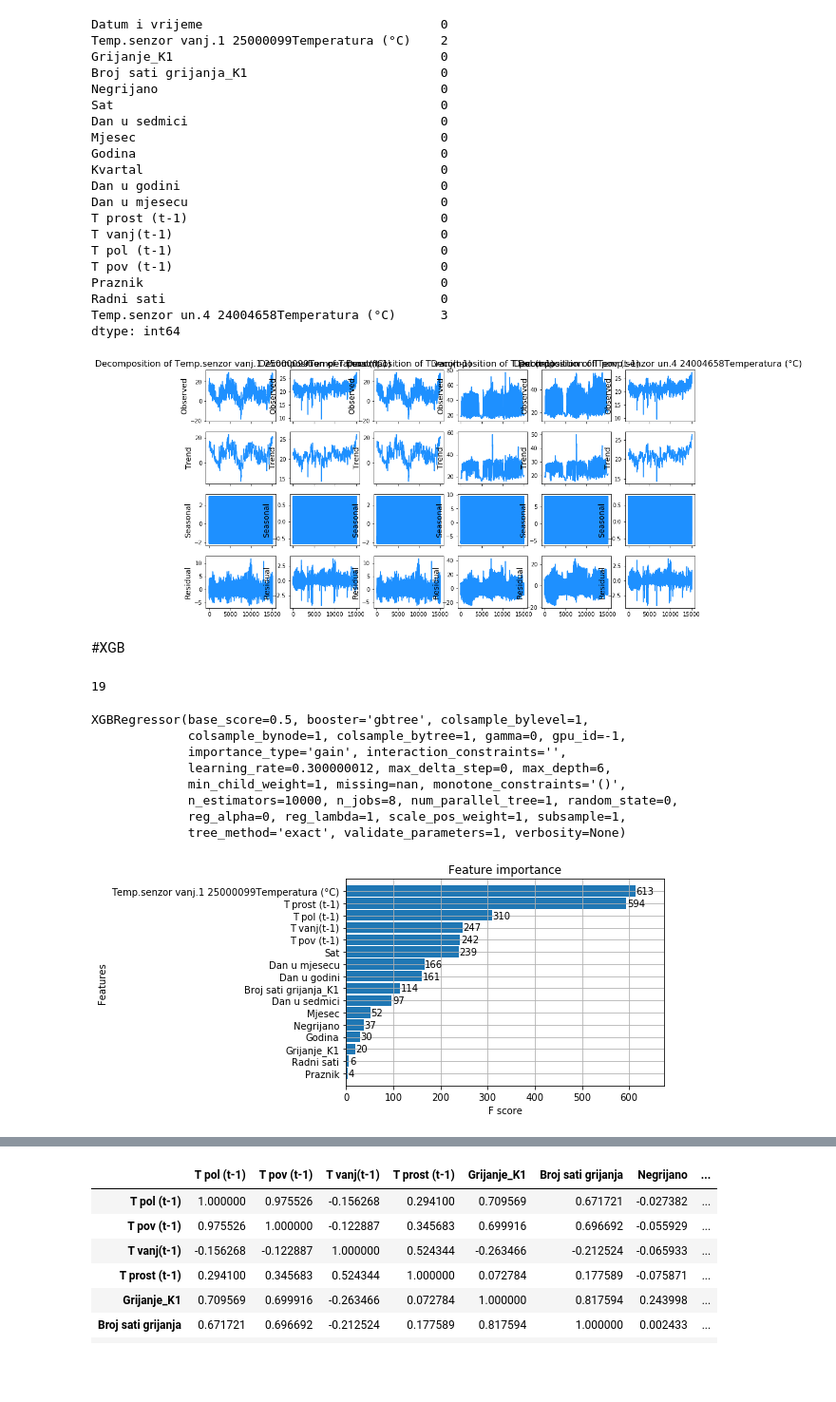
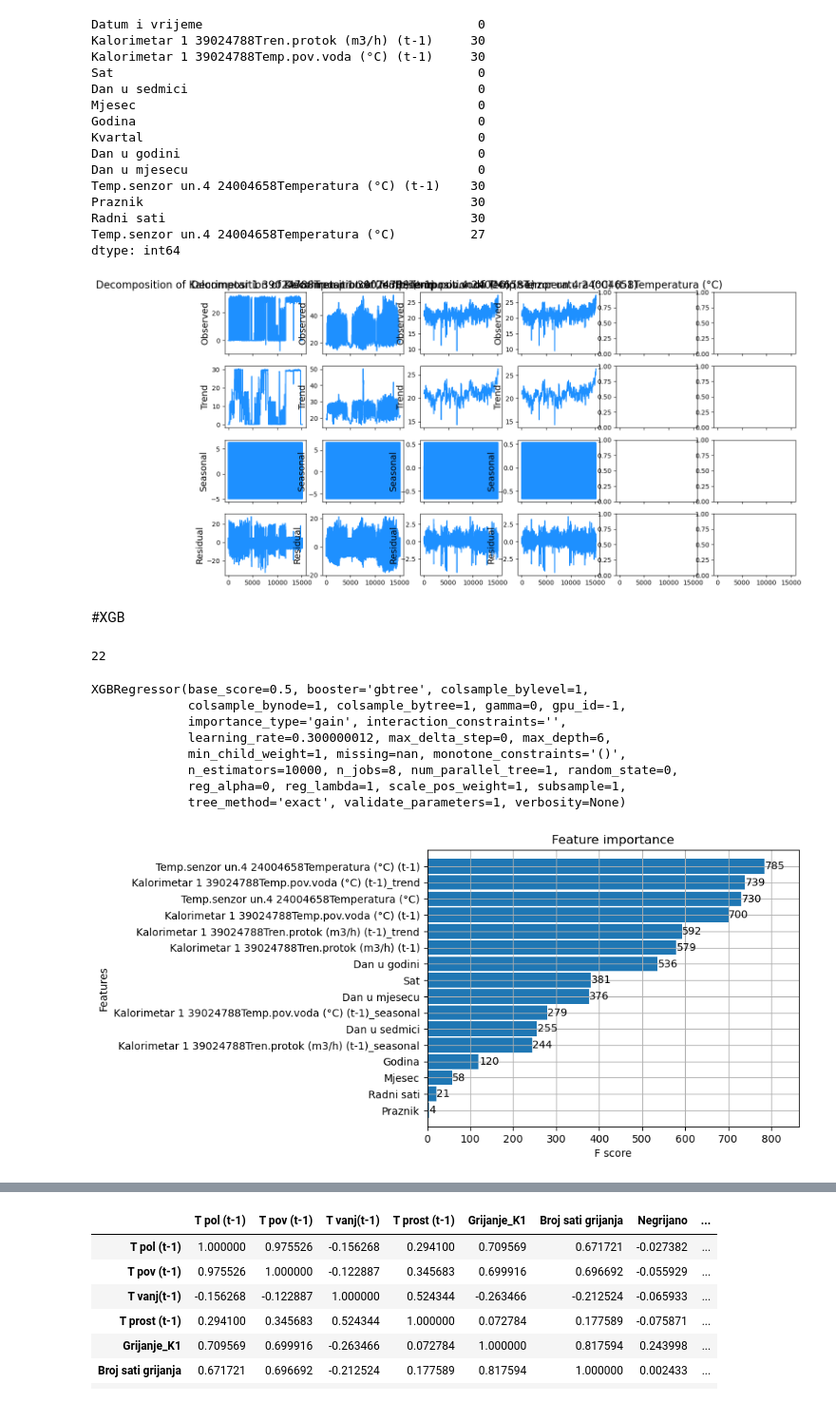
Before and after one commit to ehlimana/EMS, a Jupyter notebook: Models.ipynb, the cells around one changed output, grey strips where cells are left out. Shown at 95% size. Saved outputs shown, nothing was run; the diff lists cells and outputs as text; code cells hidden in the pictures; blank space fills up the shorter version.

```diff
--- a/Models.ipynb
+++ b/Models.ipynb
@@ -16,2 +10,2 @@ or from the matplotlib source distribution
 # %%
-file=pd.read_excel("Merged files_2.xlsx",header=0)
+file=pd.read_excel("Merged files_2x.xlsx",header=0)
@@ -18,13 +32,14 @@ file=pd.read_excel("Merged files_2.xlsx",header=0)
 # %%
-X=file.loc[:,["Datum i vrijeme",#'Kalorimetar 1 39024788Temp.pol.voda (°C)',
-       #'Kalorimetar 1 39024788Temp.pov.voda (°C)',
-        'Temp.senzor vanj.1 25000099Temperatura (°C)',
-       #'Temp.senzor vanj.1 25000099Vlažnost (%)',
-        'Grijanje_K1','Broj sati grijanja_K1','Negrijano',
+X=file.loc[:,["Datum i vrijeme",'Kalorimetar 1 39024788Tren.protok (m3/h) (t-1)','Kalorimetar 1 39024788Temp.pov.voda (°C) (t-1)',
        'Sat', 'Dan u sedmici',
        'Mjesec', 'Godina', 'Kvartal', 'Dan u godini', 'Dan u mjesecu',
-       #'Sedmica',
-        "T prost (t-1)","T vanj(t-1)","T pol (t-1)","T pov (t-1)","Praznik","Radni sati"]]
+        'Temp.senzor un.4 24004658Temperatura (°C) (t-1)',"Praznik","Radni sati"]]
+
+#'Kalorimetar 1 39024788Temp.pol.voda (°C)',
+       #'Kalorimetar 1 39024788Temp.pov.voda (°C)',
+        #'Temp.senzor vanj.1 25000099Temperatura (°C)',
+       #'Temp.senzor vanj.1 25000099Vlažnost (%)',
+        #'Grijanje_K1','Broj sati grijanja_K1','Negrijano',   #'Sedmica',
 # %%
 X.set_index(file["Datum i vrijeme"]).head(2)
 # %% [output]
@@ -35,5 +50,5 @@ X.set_index(file["Datum i vrijeme"]).head(2)
 # %%
-X["Negrijano"]=X["Negrijano"].fillna(0)
+#X["Negrijano"]=X["Negrijano"].fillna(0)
 # %%
 Y=file.loc[:, ['Temp.senzor un.4 24004658Temperatura (°C)']]
 # %%
@@ -47,25 +62,20 @@ feat_and_lab.head(2)
 # %%
 feat_and_lab.isna().sum()
 # %% [output]
-Datum i vrijeme                                0
-Temp.senzor vanj.1 25000099Temperatura (°C)    2
-Grijanje_K1                                    0
-Broj sati grijanja_K1                          0
-Negrijano                                      0
-Sat                                            0
-Dan u sedmici                                  0
-Mjesec                                         0
-Godina                                         0
-Kvartal                                        0
-Dan u godini                                   0
-Dan u mjesecu                                  0
-T prost (t-1)                                  0
-T vanj(t-1)                                    0
-T pol (t-1)                                    0
-T pov (t-1)                                    0
-Praznik                                        0
-Radni sati                                     0
-Temp.senzor un.4 24004658Temperatura (°C)      3
+Datum i vrijeme                                     0
+Kalorimetar 1 39024788Tren.protok (m3/h) (t-1)     30
+Kalorimetar 1 39024788Temp.pov.voda (°C) (t-1)     30
+Sat                                                 0
+Dan u sedmici                                       0
+Mjesec                                              0
+Godina                                              0
+Kvartal                                             0
+Dan u godini                                        0
+Dan u mjesecu                                       0
+Temp.senzor un.4 24004658Temperatura (°C) (t-1)    30
+Praznik                                            30
+Radni sati                                         30
+Temp.senzor un.4 24004658Temperatura (°C)          27
 dtype: int64
 # %%
 feat_and_lab=feat_and_lab.interpolate(method ="bfill")
@@ -73,8 +83,8 @@ feat_and_lab=feat_and_lab.interpolate(method ="bfill")
 from statsmodels.tsa.seasonal import seasonal_decompose
 
 core_columns =  [
-    'Temp.senzor vanj.1 25000099Temperatura (°C)',"T prost (t-1)", 'T vanj(t-1)',
-    'T pol (t-1)', 'T pov (t-1)',"Temp.senzor un.4 24004658Temperatura (°C)"
+    "Kalorimetar 1 39024788Tren.protok (m3/h) (t-1)","Kalorimetar 1 39024788Temp.pov.voda (°C) (t-1)",
+     'Temp.senzor un.4 24004658Temperatura (°C) (t-1)',"Temp.senzor un.4 24004658Temperatura (°C)"
 ]
 
 for column in core_columns:
@@ -84,27 +94,26 @@ for column in core_columns:
 # %%
 fig, ax = plt.subplots(ncols=6, nrows=4, sharex=True, figsize=(16,8))
 
-for i, column in enumerate(['Temp.senzor vanj.1 25000099Temperatura (°C)',"T prost (t-1)", 'T vanj(t-1)',
-    'T pol (t-1)', 'T pov (t-1)',"Temp.senzor un.4 24004658Temperatura (°C)"]):
+for i, column in enumerate(core_columns):
 
     res = seasonal_decompose(feat_and_lab[column], freq=24, model='additive', extrapolate_trend='freq')
 
     ax[0,i].set_title('Decomposition of {}'.format(column), fontsize=16)
     res.observed.plot(ax=ax[0,i], legend=False, color='dodgerblue')
     ax[0,i].set_ylabel('Observed', fontsize=14)
 
     res.trend.plot(ax=ax[1,i], legend=False, color='dodgerblue')
     ax[1,i].set_ylabel('Trend', fontsize=14)
 
     res.seasonal.plot(ax=ax[2,i], legend=False, color='dodgerblue')
     ax[2,i].set_ylabel('Seasonal', fontsize=14)
 
     res.resid.plot(ax=ax[3,i], legend=False, color='dodgerblue')
     ax[3,i].set_ylabel('Residual', fontsize=14)
 
 plt.show()
 # %% [output]
-[figure, old version]
+[figure, new version]
 # %% [markdown]
 #XGB
 # %%
@@ -114,7 +123,7 @@ feat_test = feat_and_lab.loc[feat_and_lab["Datum i vrijeme"]> split_date].copy()
 # %%
 len(feat_train.columns)
 # %% [output]
-19
+22
 # %%
 import xgboost as xgb
 from xgboost import plot_importance
@@ -137,7 +146,7 @@ XGBRegressor(base_score=0.5, booster='gbtree', colsample_bylevel=1,
 plot_importance(reg, height=0.9)
 plt.show()
 # %% [output]
-[figure, old version]
+[figure, new version]
 # %%
 feat_test.columns
 # %% [output]
```
Also changed, not shown: parts of 15 cells of this notebook, 2 other files.
